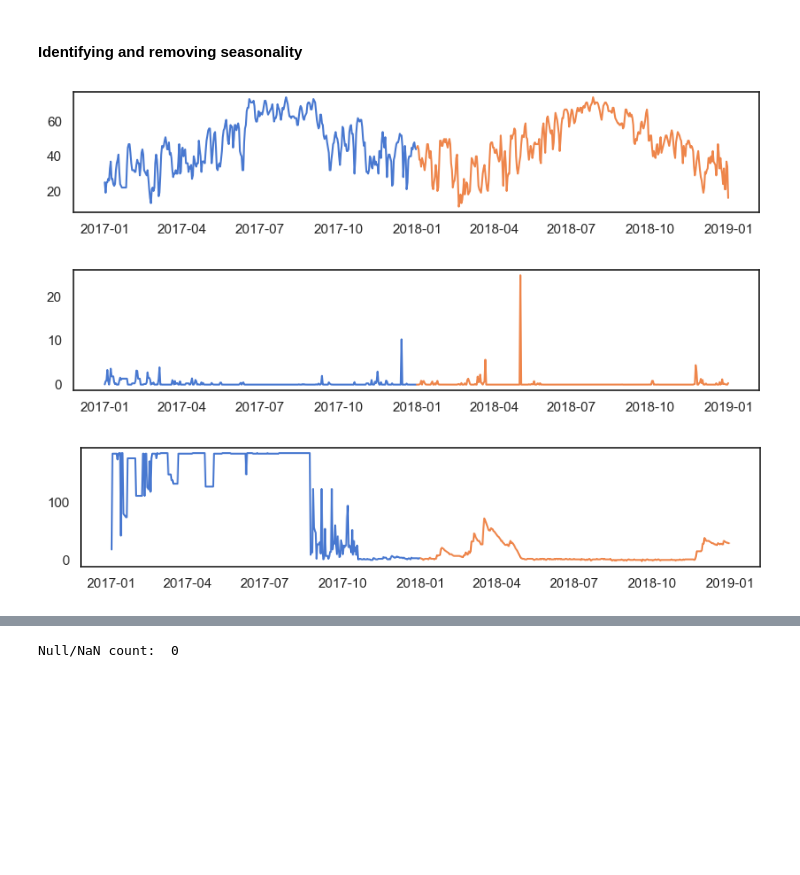
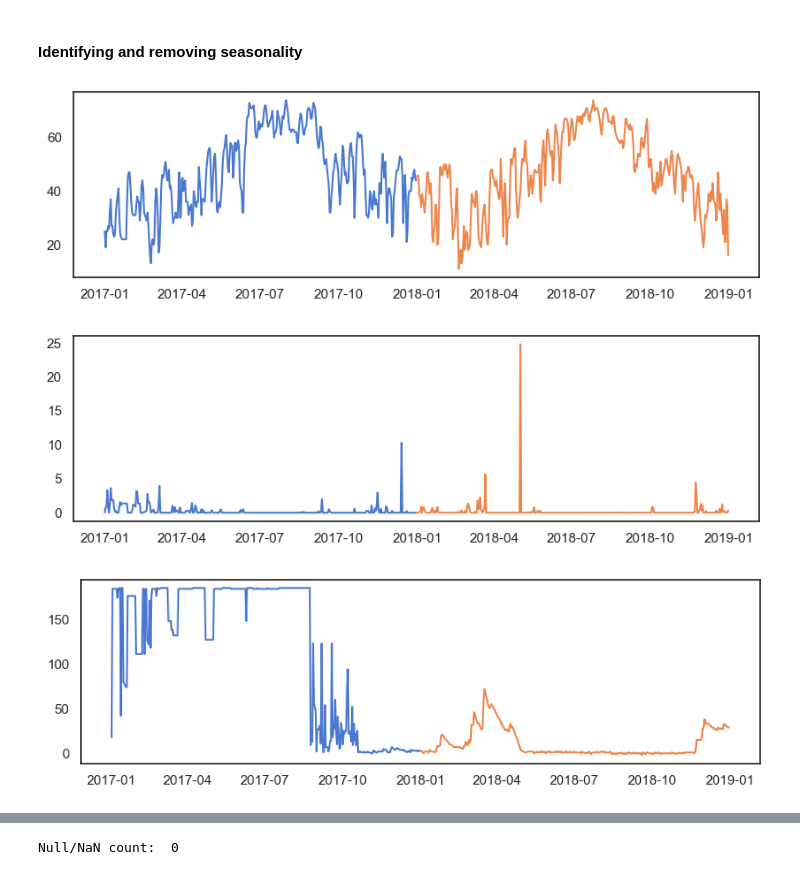
Before and after one commit to lauren-alexandra/basin-inflow-dnn, a Jupyter notebook: EDA.ipynb, the cells around one changed output, grey strips where cells are left out. Drawn from its saved outputs; the diff is of its cells as text; code cells hidden in the pictures; blank space fills up the shorter version.

```diff
--- a/EDA.ipynb
+++ b/EDA.ipynb
@@ -99,36 +101,37 @@ basin_inflow.describe()
 # %%
 # Temperature has an evident seasonality (annually)
 
 FRN_TEMP_AVG_DATES = basin_inflow['FRN_TEMP_AVG']
 FRN_TEMP_AVG_2017 = FRN_TEMP_AVG_DATES['2017':'2018'].groupby(pd.Grouper(freq='1Y'))
 
 # Precipitation
 
 FRN_PRECIP_INCR_DATES = basin_inflow['FRN_PRECIP_INCR']
 FRN_PRECIP_INCR_2017 = FRN_PRECIP_INCR_DATES['2017':'2018'].groupby(pd.Grouper(freq='1Y'))
 
 # Snow depth
 
 FRN_SNOW_DEPTH_DATES = basin_inflow['FRN_SNOW_DEPTH']
 FRN_SNOW_DEPTH_2017 = FRN_SNOW_DEPTH_DATES['2017':'2018'].groupby(pd.Grouper(freq='1Y'))
 
 def plot_group(groups):
     i = 1
+    n_groups = len(groups)
     plt.figure(figsize=(10, 6))
 
     for name, group in groups:
         plt.subplot((n_groups*100) + 10 + 1)
         i += 1
         plt.plot(group)
     plt.show()
 
 plot_group(FRN_TEMP_AVG_2017)
 plot_group(FRN_PRECIP_INCR_2017)
 plot_group(FRN_SNOW_DEPTH_2017)
 # %% [output]
-[figure, old version]
+[figure, new version]
-[figure, old version]
+[figure, new version]
-[figure, old version]
+[figure, new version]
 # %%
 # A California Water Year starts in October and ends in September. Two years are obtained for differencing.
 
```
Also changed, not shown: parts of 18 cells of this notebook.
